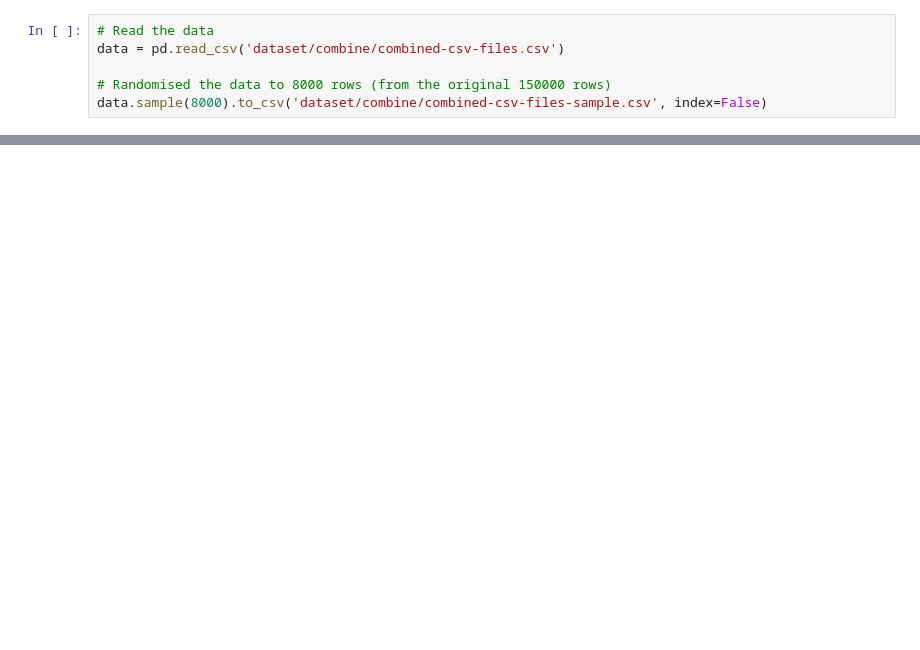
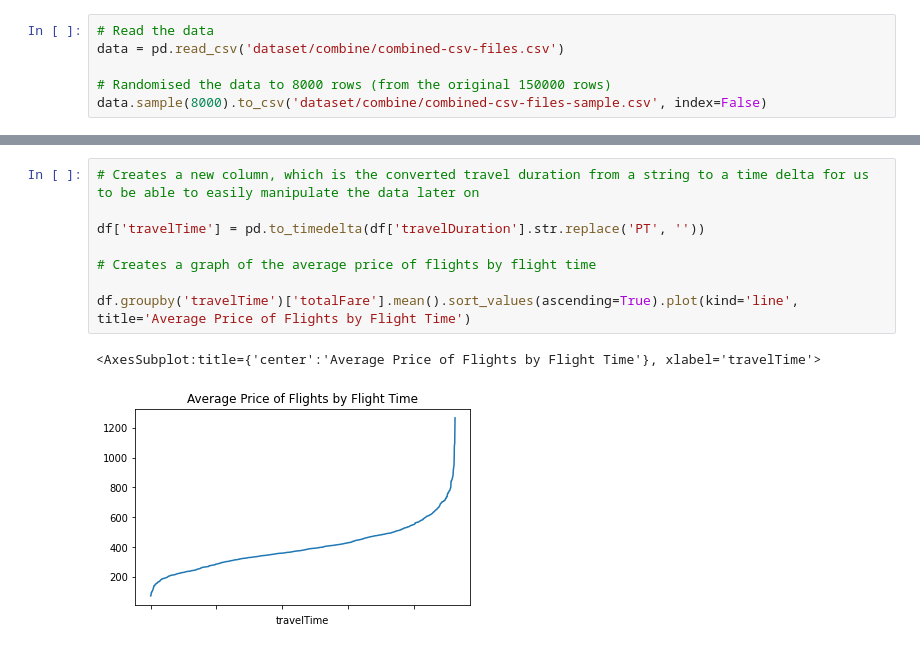
Before and after one commit to PuttTim/ticket-price-predictor, a Jupyter notebook: MLDP_Project.ipynb, the cells around one changed output, grey strips where cells are left out. Drawn from its saved outputs; the diff is of its cells as text; blank space fills up the shorter version.

```diff
--- a/MLDP_Project.ipynb
+++ b/MLDP_Project.ipynb
@@ -25,0 +74,11 @@ data.head()
+# %%
+# Creates a new column, which is the converted travel duration from a string to a time delta for us to be able to easily manipulate the data later on
+
+df['travelTime'] = pd.to_timedelta(df['travelDuration'].str.replace('PT', ''))
+
+# Creates a graph of the average price of flights by flight time
+
+df.groupby('travelTime')['totalFare'].mean().sort_values(ascending=True).plot(kind='line', title='Average Price of Flights by Flight Time')
+# %% [output]
+<AxesSubplot:title={'center':'Average Price of Flights by Flight Time'}, xlabel='travelTime'>
+[figure, added]
```
Also changed, not shown: parts of 20 cells of this notebook.
